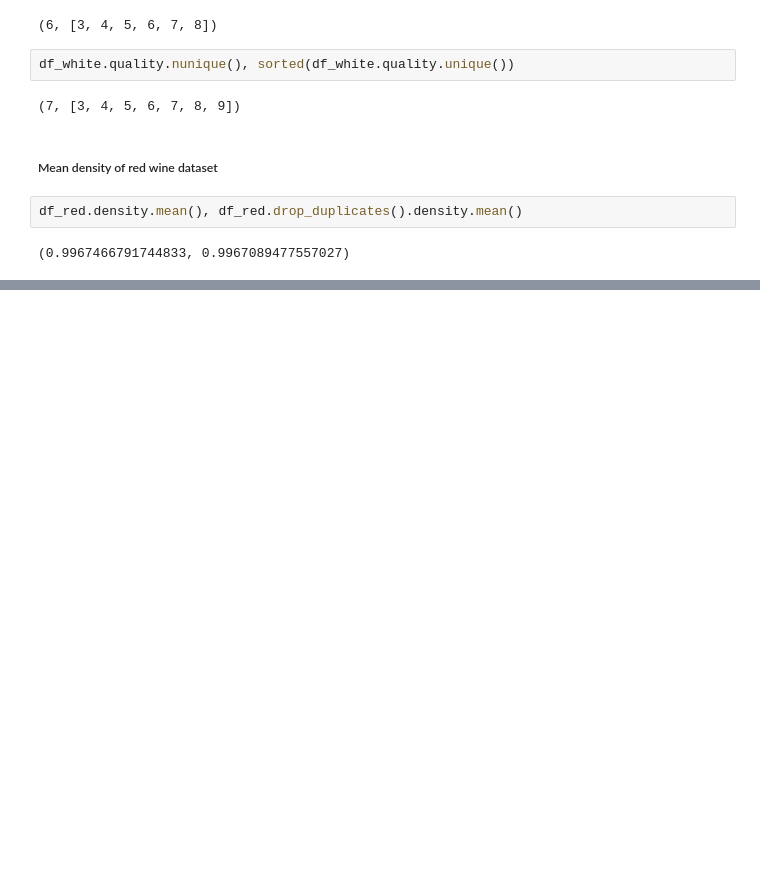
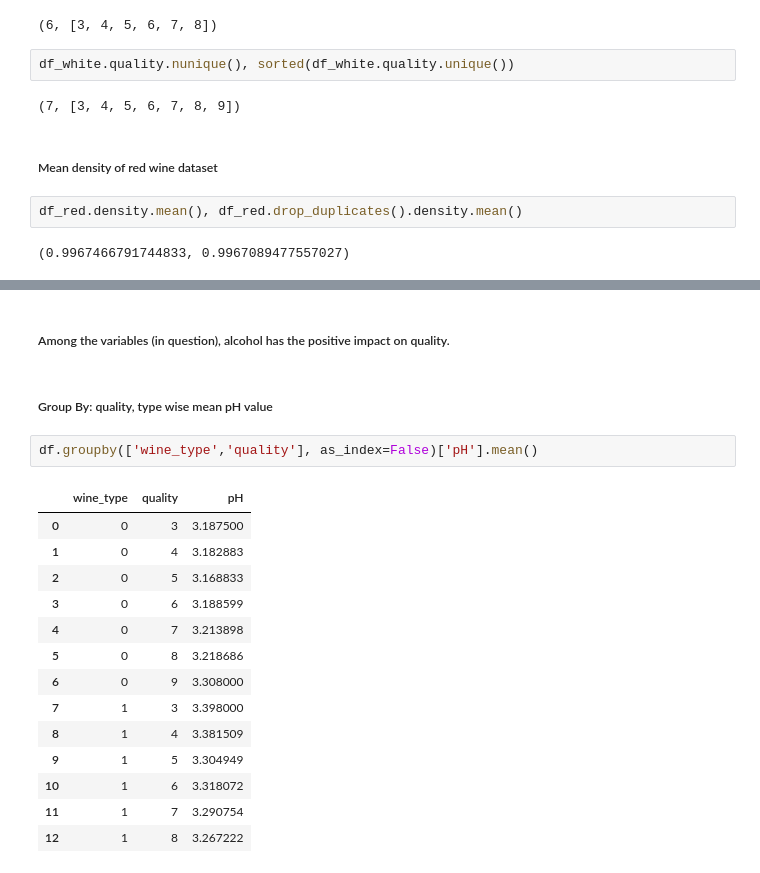
Before and after one commit to PadmarajBhat/DataAnalyst-1, a Jupyter notebook: The Data Analysis Process/Data Analysis Process Notes.ipynb, the cells around one changed output, grey strips where cells are left out. Cells and saved outputs as stored; diff of their text form; blank space fills up the shorter version.

```diff
--- a/The Data Analysis Process/Data Analysis Process Notes.ipynb
+++ b/The Data Analysis Process/Data Analysis Process Notes.ipynb
@@ -262,0 +322,21 @@ df_red.density.mean(), df_red.drop_duplicates().density.mean()
+# %% [markdown]
+##### Among the variables (in question), alcohol has the positive impact on quality.
+# %% [markdown]
+##### Group By: quality, type wise mean pH value
+# %%
+df.groupby(['wine_type','quality'], as_index=False)['pH'].mean()
+# %% [output]
+|  | wine_type | quality | pH |
+| 0 | 0 | 3 | 3.187500 |
+| 1 | 0 | 4 | 3.182883 |
+| 2 | 0 | 5 | 3.168833 |
+| 3 | 0 | 6 | 3.188599 |
+| 4 | 0 | 7 | 3.213898 |
+| 5 | 0 | 8 | 3.218686 |
+| 6 | 0 | 9 | 3.308000 |
+| 7 | 1 | 3 | 3.398000 |
+| 8 | 1 | 4 | 3.381509 |
+| 9 | 1 | 5 | 3.304949 |
+| 10 | 1 | 6 | 3.318072 |
+| 11 | 1 | 7 | 3.290754 |
+| 12 | 1 | 8 | 3.267222 |
```
Also changed, not shown: parts of 18 cells of this notebook.
